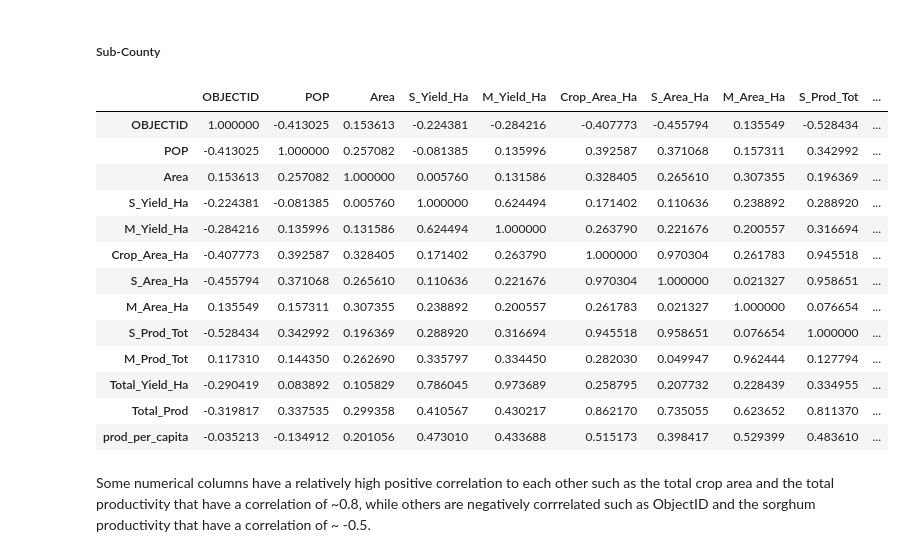
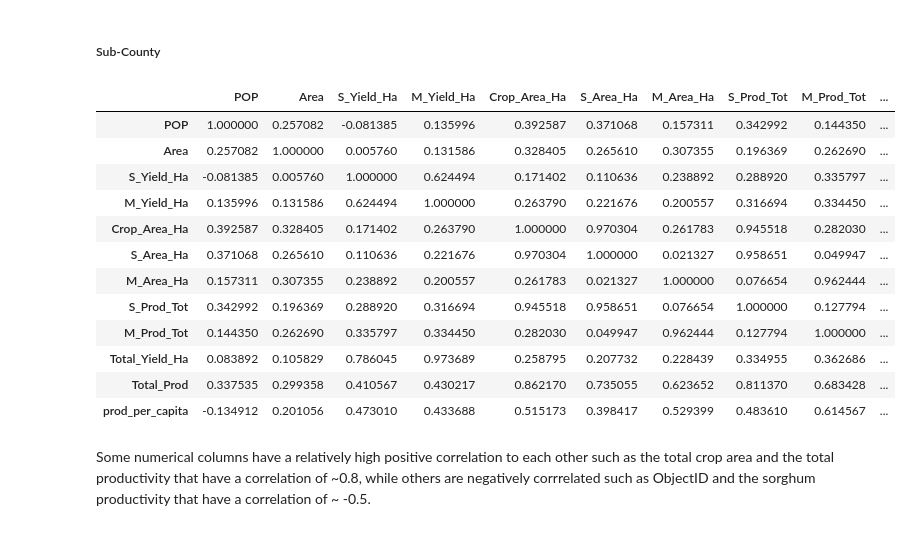
Before and after one commit to Jimmy-ai1/Karamoja-2017-Crop-Season-Analysis, a Jupyter notebook: 2017_Karamoja_Crop_Season_Analysis.ipynb, the cells around one changed output. Cells and saved outputs as stored; diff of their text form; code cells hidden in the pictures.

```diff
--- a/2017_Karamoja_Crop_Season_Analysis.ipynb
+++ b/2017_Karamoja_Crop_Season_Analysis.ipynb
@@ -374,22 +378,24 @@ plt.title('Heatmap to show the correlation of the columns');
 ##### Sub-County
 # %%
 # Finding the correlation of each column to each other
-subcounty.corr(numeric_only=True)
+sub_corr = subcounty.corr(numeric_only=True)
+sub_corr.drop("OBJECTID", axis=0, inplace=True)
+sub_corr.drop("OBJECTID", axis=1, inplace=True)
+sub_corr
 # %% [output]
-|  | OBJECTID | POP | Area | S_Yield_Ha | M_Yield_Ha | Crop_Area_Ha | S_Area_Ha | M_Area_Ha | S_Prod_Tot | ... |
-| OBJECTID | 1.000000 | -0.413025 | 0.153613 | -0.224381 | -0.284216 | -0.407773 | -0.455794 | 0.135549 | -0.528434 | ... |
-| POP | -0.413025 | 1.000000 | 0.257082 | -0.081385 | 0.135996 | 0.392587 | 0.371068 | 0.157311 | 0.342992 | ... |
-| Area | 0.153613 | 0.257082 | 1.000000 | 0.005760 | 0.131586 | 0.328405 | 0.265610 | 0.307355 | 0.196369 | ... |
-| S_Yield_Ha | -0.224381 | -0.081385 | 0.005760 | 1.000000 | 0.624494 | 0.171402 | 0.110636 | 0.238892 | 0.288920 | ... |
-| M_Yield_Ha | -0.284216 | 0.135996 | 0.131586 | 0.624494 | 1.000000 | 0.263790 | 0.221676 | 0.200557 | 0.316694 | ... |
-| Crop_Area_Ha | -0.407773 | 0.392587 | 0.328405 | 0.171402 | 0.263790 | 1.000000 | 0.970304 | 0.261783 | 0.945518 | ... |
-| S_Area_Ha | -0.455794 | 0.371068 | 0.265610 | 0.110636 | 0.221676 | 0.970304 | 1.000000 | 0.021327 | 0.958651 | ... |
-| M_Area_Ha | 0.135549 | 0.157311 | 0.307355 | 0.238892 | 0.200557 | 0.261783 | 0.021327 | 1.000000 | 0.076654 | ... |
-| S_Prod_Tot | -0.528434 | 0.342992 | 0.196369 | 0.288920 | 0.316694 | 0.945518 | 0.958651 | 0.076654 | 1.000000 | ... |
-| M_Prod_Tot | 0.117310 | 0.144350 | 0.262690 | 0.335797 | 0.334450 | 0.282030 | 0.049947 | 0.962444 | 0.127794 | ... |
-| Total_Yield_Ha | -0.290419 | 0.083892 | 0.105829 | 0.786045 | 0.973689 | 0.258795 | 0.207732 | 0.228439 | 0.334955 | ... |
-| Total_Prod | -0.319817 | 0.337535 | 0.299358 | 0.410567 | 0.430217 | 0.862170 | 0.735055 | 0.623652 | 0.811370 | ... |
-| prod_per_capita | -0.035213 | -0.134912 | 0.201056 | 0.473010 | 0.433688 | 0.515173 | 0.398417 | 0.529399 | 0.483610 | ... |
+|  | POP | Area | S_Yield_Ha | M_Yield_Ha | Crop_Area_Ha | S_Area_Ha | M_Area_Ha | S_Prod_Tot | M_Prod_Tot | ... |
+| POP | 1.000000 | 0.257082 | -0.081385 | 0.135996 | 0.392587 | 0.371068 | 0.157311 | 0.342992 | 0.144350 | ... |
+| Area | 0.257082 | 1.000000 | 0.005760 | 0.131586 | 0.328405 | 0.265610 | 0.307355 | 0.196369 | 0.262690 | ... |
+| S_Yield_Ha | -0.081385 | 0.005760 | 1.000000 | 0.624494 | 0.171402 | 0.110636 | 0.238892 | 0.288920 | 0.335797 | ... |
+| M_Yield_Ha | 0.135996 | 0.131586 | 0.624494 | 1.000000 | 0.263790 | 0.221676 | 0.200557 | 0.316694 | 0.334450 | ... |
+| Crop_Area_Ha | 0.392587 | 0.328405 | 0.171402 | 0.263790 | 1.000000 | 0.970304 | 0.261783 | 0.945518 | 0.282030 | ... |
+| S_Area_Ha | 0.371068 | 0.265610 | 0.110636 | 0.221676 | 0.970304 | 1.000000 | 0.021327 | 0.958651 | 0.049947 | ... |
+| M_Area_Ha | 0.157311 | 0.307355 | 0.238892 | 0.200557 | 0.261783 | 0.021327 | 1.000000 | 0.076654 | 0.962444 | ... |
+| S_Prod_Tot | 0.342992 | 0.196369 | 0.288920 | 0.316694 | 0.945518 | 0.958651 | 0.076654 | 1.000000 | 0.127794 | ... |
+| M_Prod_Tot | 0.144350 | 0.262690 | 0.335797 | 0.334450 | 0.282030 | 0.049947 | 0.962444 | 0.127794 | 1.000000 | ... |
+| Total_Yield_Ha | 0.083892 | 0.105829 | 0.786045 | 0.973689 | 0.258795 | 0.207732 | 0.228439 | 0.334955 | 0.362686 | ... |
+| Total_Prod | 0.337535 | 0.299358 | 0.410567 | 0.430217 | 0.862170 | 0.735055 | 0.623652 | 0.811370 | 0.683428 | ... |
+| prod_per_capita | -0.134912 | 0.201056 | 0.473010 | 0.433688 | 0.515173 | 0.398417 | 0.529399 | 0.483610 | 0.614567 | ... |
 # %% [markdown]
 Some numerical columns have a relatively high positive correlation to each other such as the total crop area and the total productivity that have a correlation of ~0.8, while others are negatively corrrelated such as ObjectID and the sorghum productivity that have a correlation of ~ -0.5.
 # %%
```
Also changed, not shown: parts of 4 cells of this notebook.
